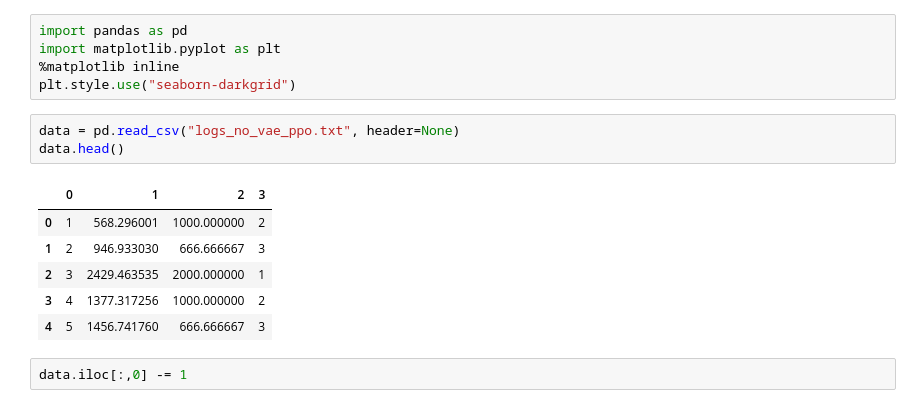
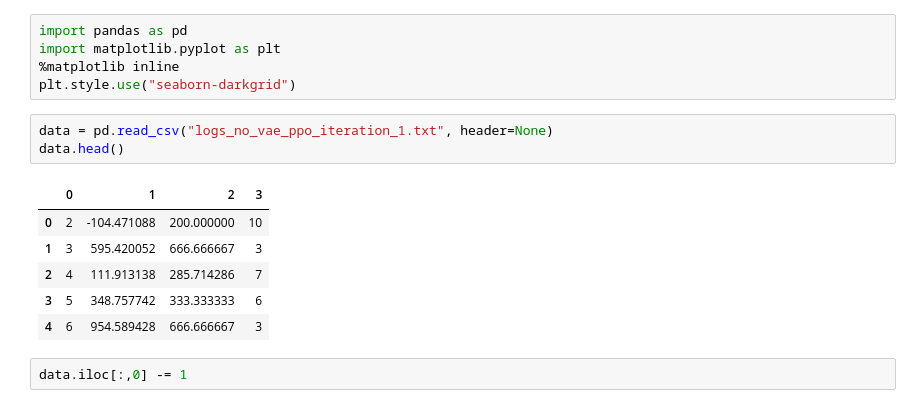
Before and after one commit to USC-CSCI527-Fall2021/autonomous_car_navigation, a Jupyter notebook: PPO-immitation/Untitled.ipynb, the cells around one changed output. Saved outputs shown, nothing was run; the diff lists cells and outputs as text.

```diff
--- a/PPO-immitation/Untitled.ipynb
+++ b/PPO-immitation/Untitled.ipynb
@@ -4,15 +4,15 @@ import matplotlib.pyplot as plt
 %matplotlib inline
 plt.style.use("seaborn-darkgrid")
 # %%
-data = pd.read_csv("logs_no_vae_ppo.txt", header=None)
+data = pd.read_csv("logs_no_vae_ppo_iteration_1.txt", header=None)
 data.head()
 # %% [output]
 |  | 0 | 1 | 2 | 3 |
-| 0 | 1 | 568.296001 | 1000.000000 | 2 |
-| 1 | 2 | 946.933030 | 666.666667 | 3 |
-| 2 | 3 | 2429.463535 | 2000.000000 | 1 |
-| 3 | 4 | 1377.317256 | 1000.000000 | 2 |
-| 4 | 5 | 1456.741760 | 666.666667 | 3 |
+| 0 | 2 | -104.471088 | 200.000000 | 10 |
+| 1 | 3 | 595.420052 | 666.666667 | 3 |
+| 2 | 4 | 111.913138 | 285.714286 | 7 |
+| 3 | 5 | 348.757742 | 333.333333 | 6 |
+| 4 | 6 | 954.589428 | 666.666667 | 3 |
 # %%
 data.iloc[:,0] -= 1
 # %%
```
Also changed, not shown: parts of 2 cells of this notebook, 14 other files.
